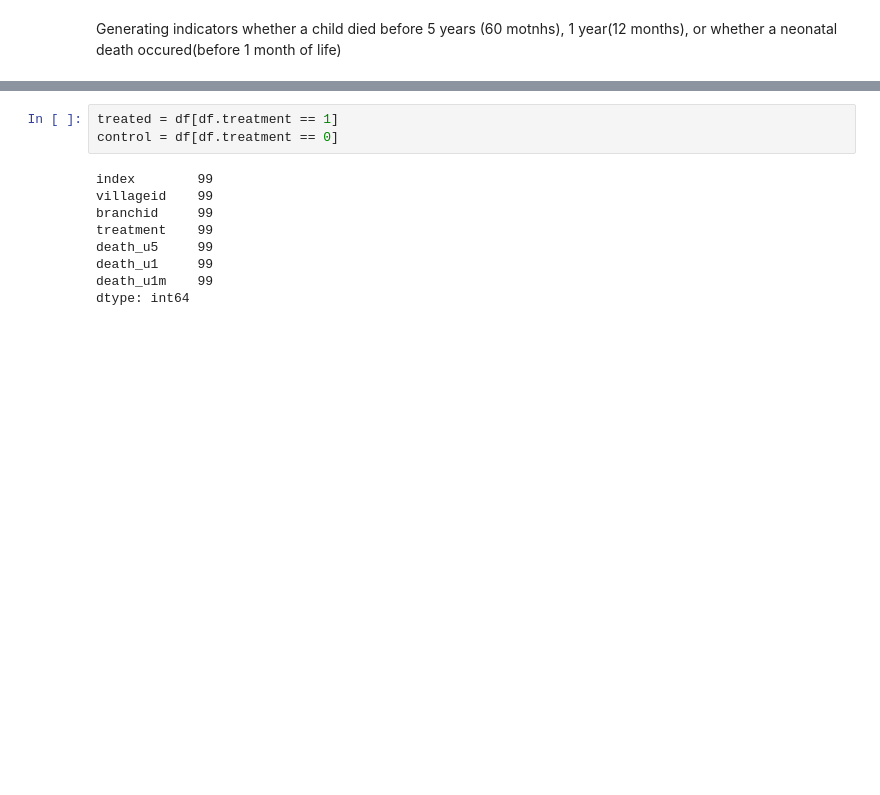
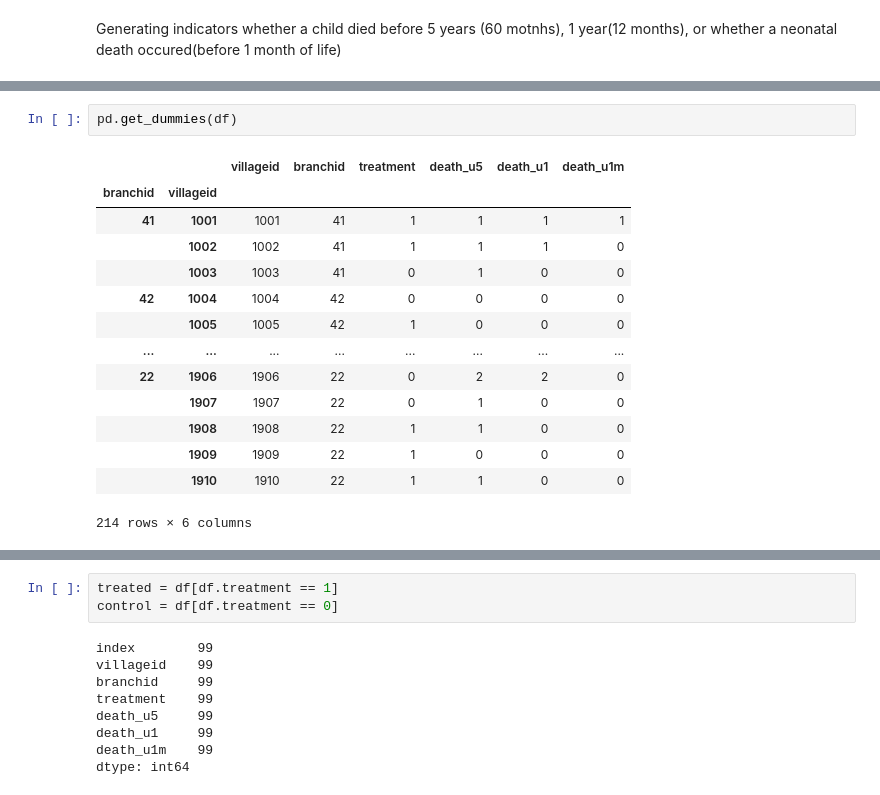
Before and after one commit to madinajapakhova/Project-replication, a Jupyter notebook: MJapakhova project(replication).ipynb, the cells around one changed output, grey strips where cells are left out. Drawn from its saved outputs; the diff is of its cells as text; blank space fills up the shorter version.

```diff
--- a/MJapakhova project(replication).ipynb
+++ b/MJapakhova project(replication).ipynb
@@ -213,0 +225,17 @@ Index(['index', 'villageid', 'branchid', 'treatment', 'death_u5', 'death_u1',
+# %%
+pd.get_dummies(df)
+# %% [output]
+|  |  | villageid | branchid | treatment | death_u5 | death_u1 | death_u1m |
+| branchid | villageid |  |  |  |  |  |  |
+| 41 | 1001 | 1001 | 41 | 1 | 1 | 1 | 1 |
+|  | 1002 | 1002 | 41 | 1 | 1 | 1 | 0 |
+|  | 1003 | 1003 | 41 | 0 | 1 | 0 | 0 |
+| 42 | 1004 | 1004 | 42 | 0 | 0 | 0 | 0 |
+|  | 1005 | 1005 | 42 | 1 | 0 | 0 | 0 |
+| ... | ... | ... | ... | ... | ... | ... | ... |
+| 22 | 1906 | 1906 | 22 | 0 | 2 | 2 | 0 |
+|  | 1907 | 1907 | 22 | 0 | 1 | 0 | 0 |
+|  | 1908 | 1908 | 22 | 1 | 1 | 0 | 0 |
+|  | 1909 | 1909 | 22 | 1 | 0 | 0 | 0 |
+|  | 1910 | 1910 | 22 | 1 | 1 | 0 | 0 |
+214 rows × 6 columns
```
Also changed, not shown: parts of 45 cells of this notebook.
